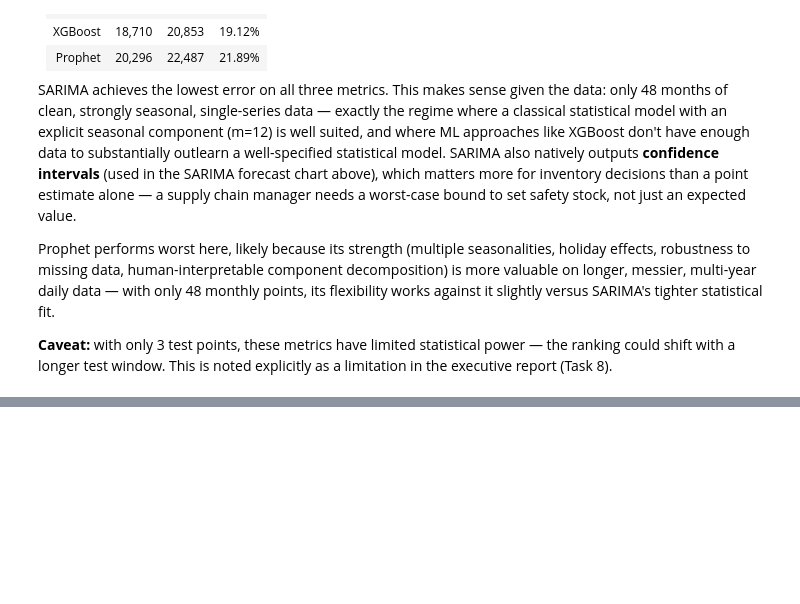
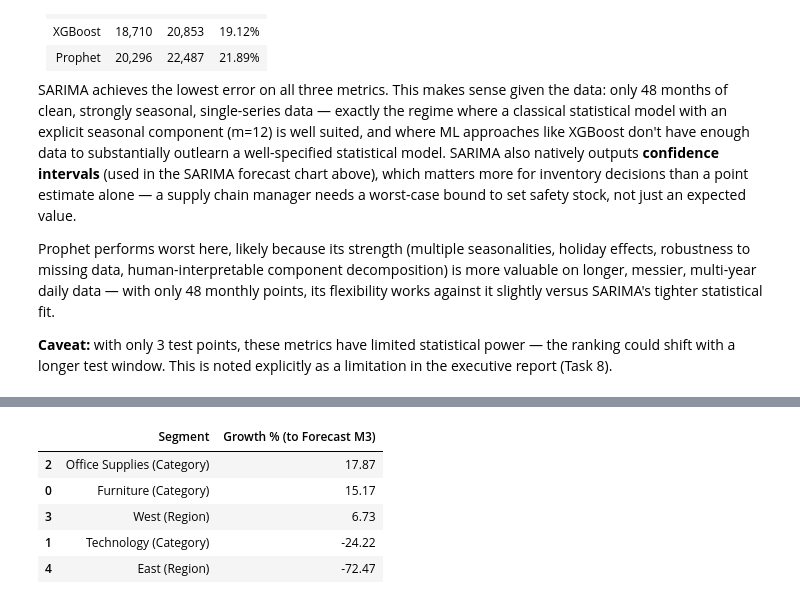
Before and after one commit to krtechie/sales-forecasting, a Jupyter notebook: analysis.ipynb, the cells around one changed output, grey strips where cells are left out. Saved outputs shown, nothing was run; the diff lists cells and outputs as text; code cells hidden in the pictures; blank space fills up the shorter version.

```diff
--- a/analysis.ipynb
+++ b/analysis.ipynb
@@ -812,0 +966,19 @@ executive report (Task 8).
+# %%
+# Quantify "growth" per segment as the % change from the last actual training month
+# to the final forecasted month - a simple, defensible way to rank segments by forecasted momentum
+growth_rank = []
+for name, res in segment_results.items():
+    last_actual = segment_series[name].iloc[-4]  # last month before the held-out test window
+    final_forecast = res['forecast'].iloc[-1]
+    growth_pct = (final_forecast - last_actual) / last_actual * 100
+    growth_rank.append({'Segment': name, 'Growth % (to Forecast M3)': round(growth_pct, 2)})
+
+growth_df = pd.DataFrame(growth_rank).sort_values('Growth % (to Forecast M3)', ascending=False)
+growth_df
+# %% [output]
+|  | Segment | Growth % (to Forecast M3) |
+| 2 | Office Supplies (Category) | 17.87 |
+| 0 | Furniture (Category) | 15.17 |
+| 3 | West (Region) | 6.73 |
+| 1 | Technology (Category) | -24.22 |
+| 4 | East (Region) | -72.47 |
```
Also changed, not shown: parts of 8 cells of this notebook, 3 other files.
